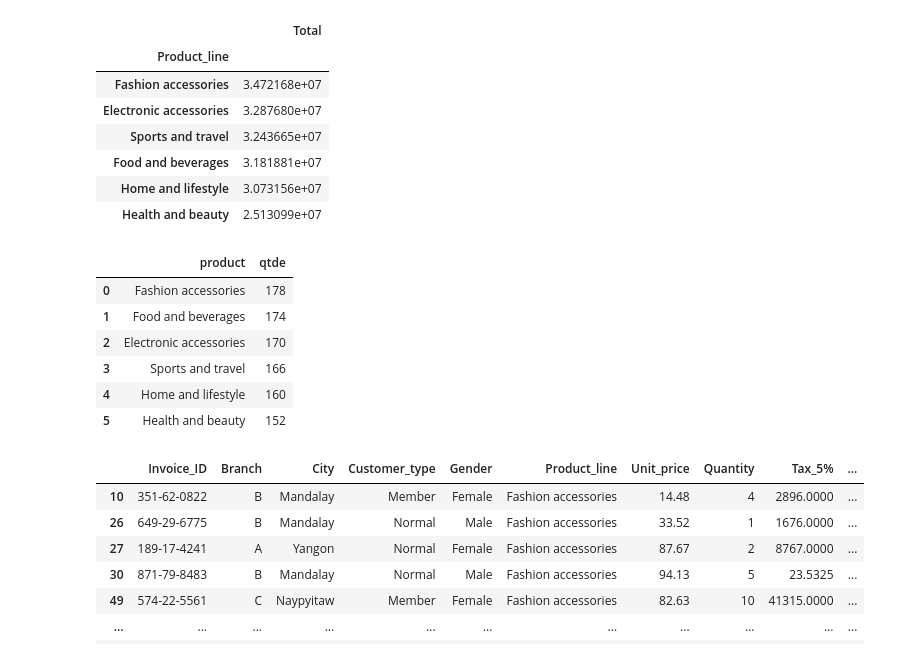
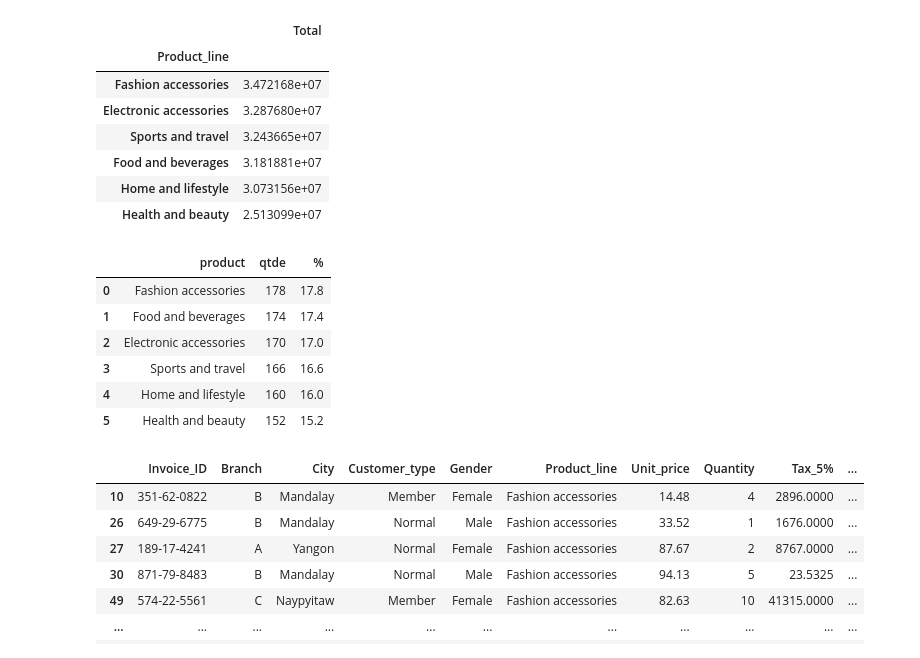
Before and after one commit to moisesmember/python_project, a Jupyter notebook: other/Supermarket sales.ipynb, the cells around one changed output. Saved outputs shown, nothing was run; the diff lists cells and outputs as text; code cells hidden in the pictures.

```diff
--- a/other/Supermarket sales.ipynb
+++ b/other/Supermarket sales.ipynb
@@ -176,22 +176,22 @@ lucro_produto
 # %%
 # Quantidade de Venda por Produto
 qtde_venda_produto = sales.groupby('Product_line')['Product_line'].count().sort_values(ascending=False)
 # O valor retornado é uma pandas.Series
 # qtde_venda_produto.index
 # qtde_venda_produto.values
 # qtde_venda_produto.size
 
 # Conversão de pandas.Series para Dataframe
-qtde_venda_produtos = pd.DataFrame({'product':qtde_venda_produto.index, 'qtde':qtde_venda_produto.values})
+qtde_venda_produtos = pd.DataFrame({'product':qtde_venda_produto.index, 'qtde':qtde_venda_produto.values, '%': ( (100*qtde_venda_produto.values)/1000 )})
 qtde_venda_produtos
 # %% [output]
-|  | product | qtde |
-| 0 | Fashion accessories | 178 |
-| 1 | Food and beverages | 174 |
-| 2 | Electronic accessories | 170 |
-| 3 | Sports and travel | 166 |
-| 4 | Home and lifestyle | 160 |
-| 5 | Health and beauty | 152 |
+|  | product | qtde | % |
+| 0 | Fashion accessories | 178 | 17.8 |
+| 1 | Food and beverages | 174 | 17.4 |
+| 2 | Electronic accessories | 170 | 17.0 |
+| 3 | Sports and travel | 166 | 16.6 |
+| 4 | Home and lifestyle | 160 | 16.0 |
+| 5 | Health and beauty | 152 | 15.2 |
 # %%
 filtro_por_produto = sales[sales.Product_line.isin(['Fashion accessories'])] # Filtra só por Produto
 filtro_por_produto
```
Also changed, not shown: parts of 2 cells of this notebook.
